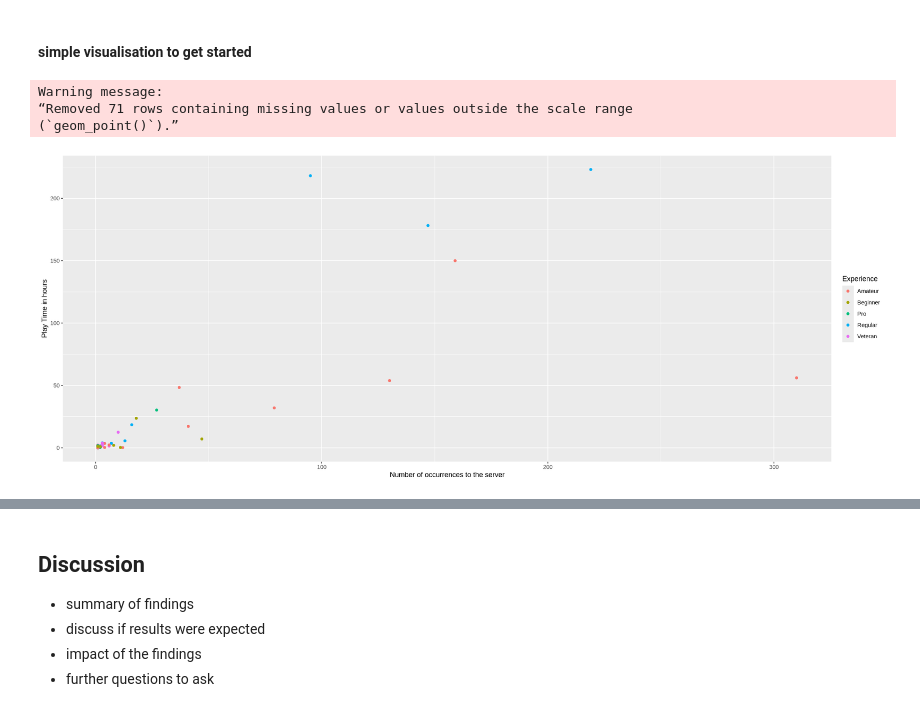
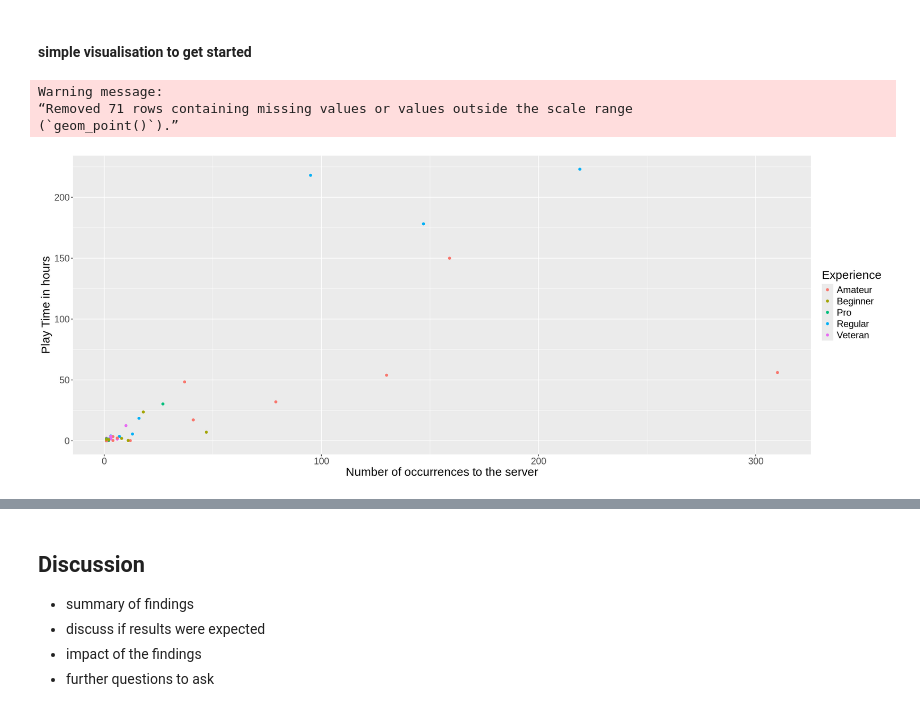
Before and after one commit to clam171/DSCI-100---S6G16, a Jupyter notebook: DSCI 100(S6G16) Project.ipynb, the cells around one changed output, grey strips where cells are left out. Drawn from its saved outputs; the diff is of its cells as text; code cells hidden in the pictures.

Commit message:
started coding
tried a bunch of stuff, currently i've normalised data and remade the initial plot. but it still looks not informative. I'll look more into the splitting tomorrow.

```diff
--- a/DSCI 100(S6G16) Project.ipynb
+++ b/DSCI 100(S6G16) Project.ipynb
@@ -141,16 +141,16 @@ A tibble: 196 × 8
 #### simple visualisation to get started
 # %%
 options(repr.plot.width = 18, repr.plot.height = 7)
+
 final_data |>
     ggplot(aes(x = count, y = played_hours, color = experience)) +
-   geom_point() +
-  xlab("Number of occurrences to the server") +
-  ylab("Play Time in hours") +
-  labs(color = "Experience")
-
-# talk about limiting x values, or separating the people with - say, 50+ sessions - into a separate plot.
+    geom_point() +
+    xlab("Number of occurrences to the server") +
+    ylab("Play Time in hours") +
+    labs(color = "Experience") +
+    theme(text = element_text(size = 18))
 # %% [output]
 Warning message:
 “Removed 71 rows containing missing values or values outside the scale range
 (`geom_point()`).”
-[figure, old version]
+[figure, new version]
```
Also changed, not shown: parts of 5 cells of this notebook.
